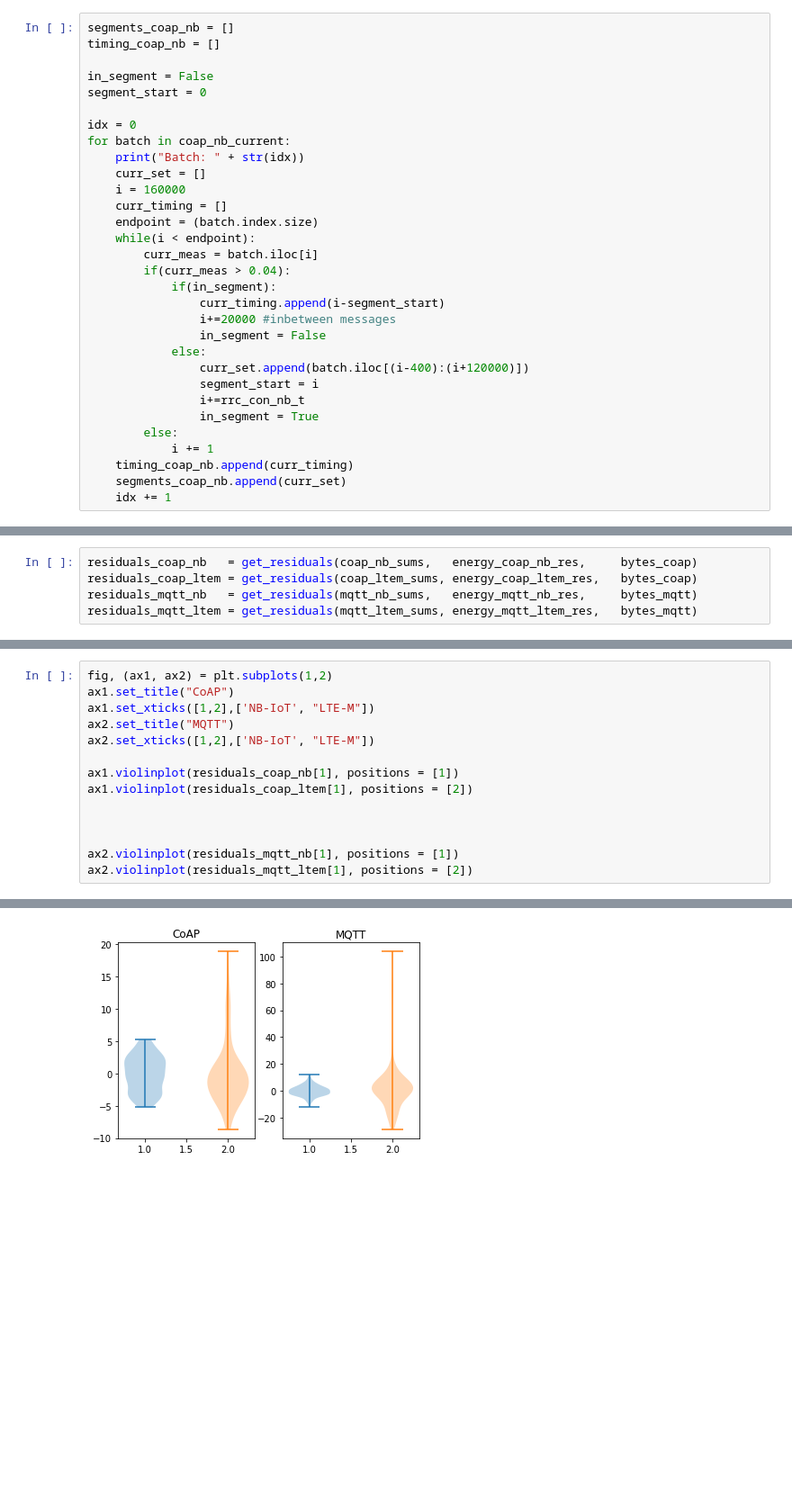
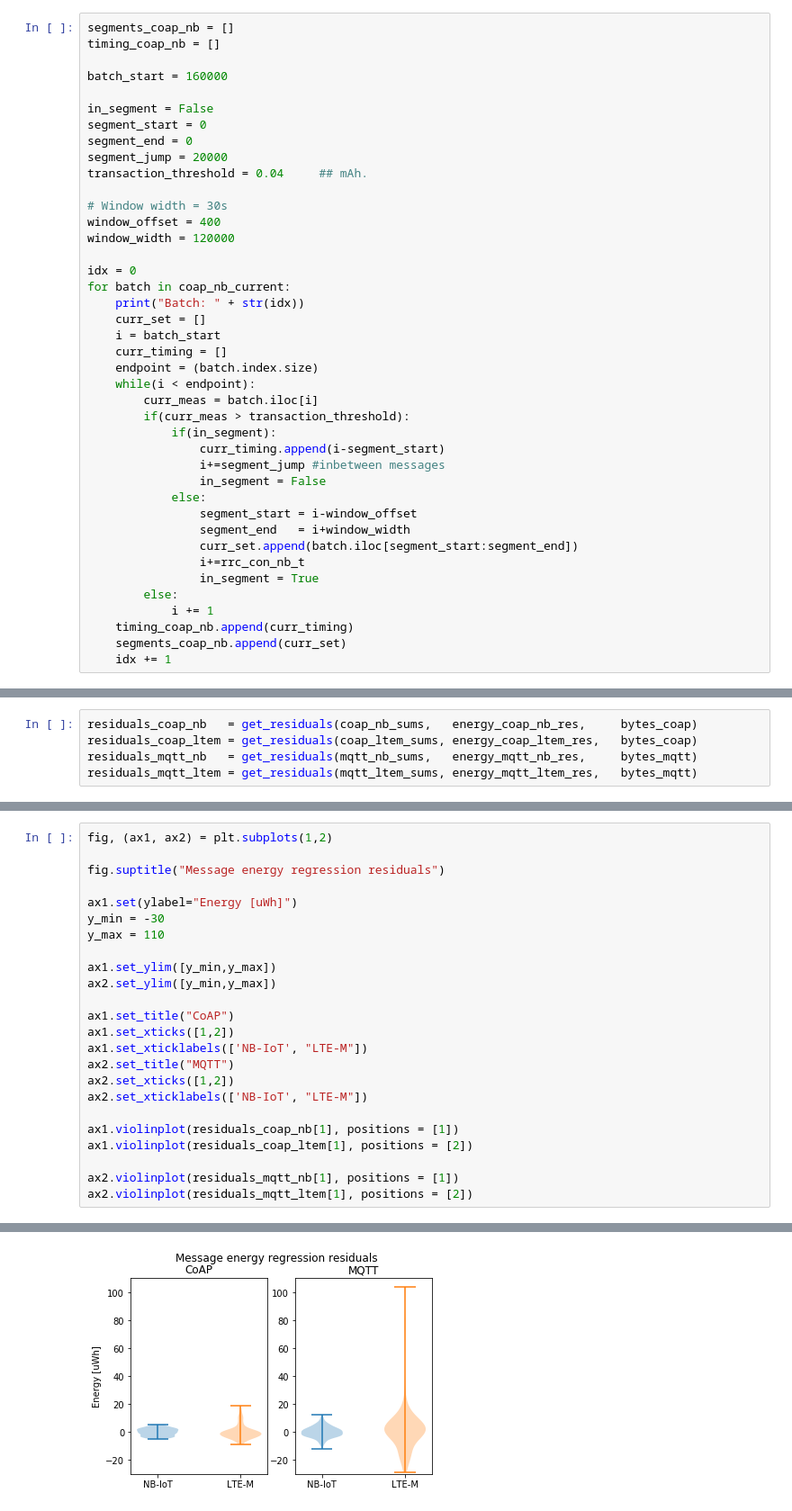
Before and after one commit to crfosse/dt_data, a Jupyter notebook: processing_sweep_psm.ipynb, the cells around one changed output, grey strips where cells are left out. Shown at 90% size. Saved outputs shown, nothing was run; the diff lists cells and outputs as text; blank space fills up the shorter version.

```diff
--- a/processing_sweep_psm.ipynb
+++ b/processing_sweep_psm.ipynb
@@ -123,26 +123,36 @@ for i in mqtt_ltem_energy:
 segments_coap_nb = []
 timing_coap_nb = []
 
+batch_start = 160000
+
 in_segment = False
 segment_start = 0
+segment_end = 0
+segment_jump = 20000
+transaction_threshold = 0.04     ## mAh.
+
+# Window width = 30s
+window_offset = 400
+window_width = 120000
 
 idx = 0
 for batch in coap_nb_current:
     print("Batch: " + str(idx))
     curr_set = []
-    i = 160000
+    i = batch_start
     curr_timing = []
     endpoint = (batch.index.size)
     while(i < endpoint):
         curr_meas = batch.iloc[i]
-        if(curr_meas > 0.04):
+        if(curr_meas > transaction_threshold):
             if(in_segment):
                 curr_timing.append(i-segment_start)
-                i+=20000 #inbetween messages
+                i+=segment_jump #inbetween messages
                 in_segment = False
             else:
-                curr_set.append(batch.iloc[(i-400):(i+120000)])
-                segment_start = i
+                segment_start = i-window_offset
+                segment_end   = i+window_width
+                curr_set.append(batch.iloc[segment_start:segment_end])
                 i+=rrc_con_nb_t
                 in_segment = True
         else:
@@ -644,15 +727,25 @@ print(len(residuals_coap_ltem)
 # %%
 fig, (ax1, ax2) = plt.subplots(1,2)
+
+fig.suptitle("Message energy regression residuals")
+
+ax1.set(ylabel="Energy [uWh]")
+y_min = -30
+y_max = 110
+
+ax1.set_ylim([y_min,y_max])
+ax2.set_ylim([y_min,y_max])
+
 ax1.set_title("CoAP")
-ax1.set_xticks([1,2],['NB-IoT', "LTE-M"])
+ax1.set_xticks([1,2])
+ax1.set_xticklabels(['NB-IoT', "LTE-M"])
 ax2.set_title("MQTT")
-ax2.set_xticks([1,2],['NB-IoT', "LTE-M"])
+ax2.set_xticks([1,2])
+ax2.set_xticklabels(['NB-IoT', "LTE-M"])
 
 ax1.violinplot(residuals_coap_nb[1], positions = [1])
 ax1.violinplot(residuals_coap_ltem[1], positions = [2])
 
-
-
 ax2.violinplot(residuals_mqtt_nb[1], positions = [1])
 ax2.violinplot(residuals_mqtt_ltem[1], positions = [2])
 # %% [output]
@@ -661 +756 @@ ax2.violinplot(residuals_mqtt_ltem[1], positions = [2])
-[figure, old version]
+[figure, new version]
```
Also changed, not shown: parts of 17 cells of this notebook, 4 other files.
